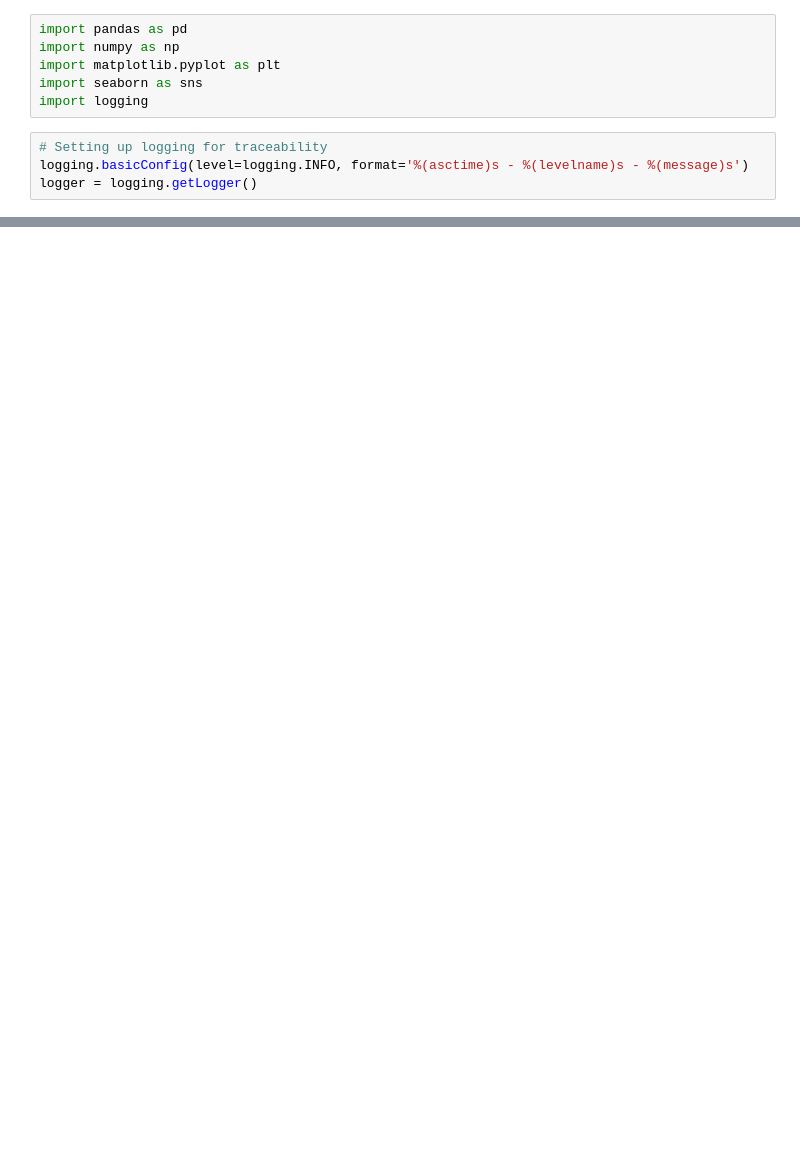
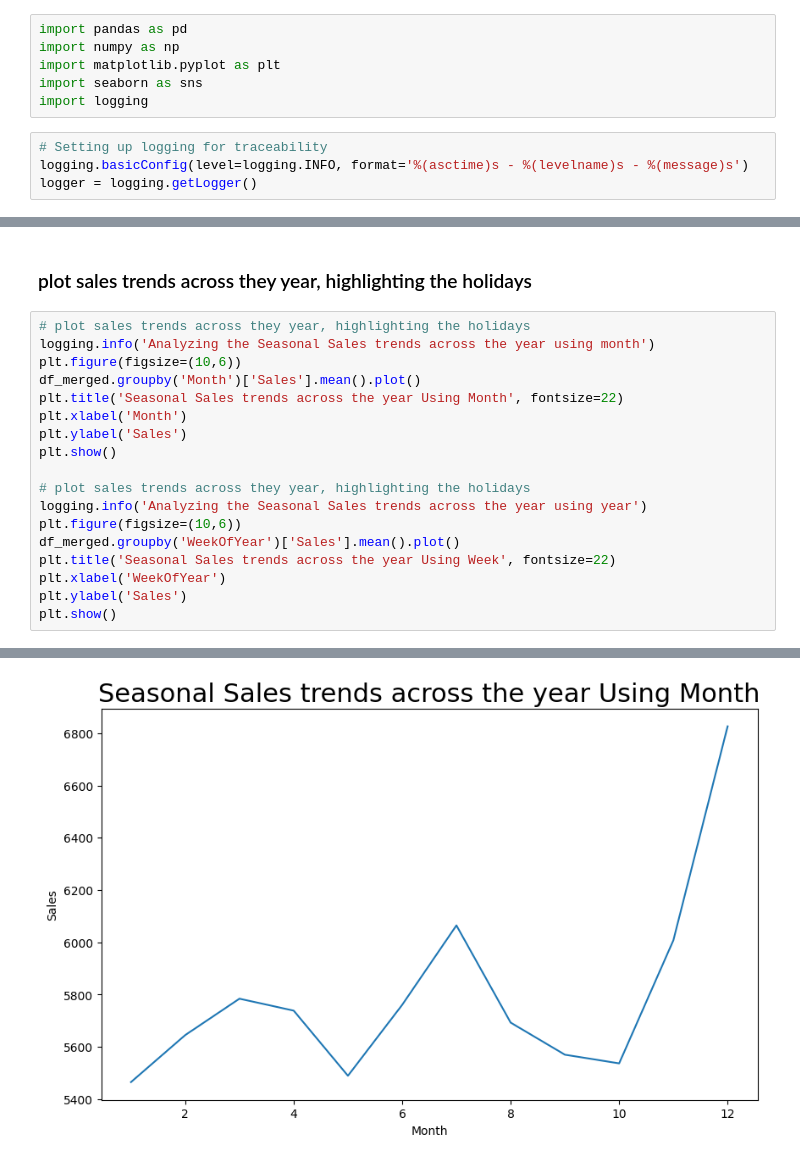
Before and after one commit to abrhame/Rossmann-Pharmaceuticals, a Jupyter notebook: notebooks/task1.ipynb, the cells around one changed output, grey strips where cells are left out. Drawn from its saved outputs; the diff is of its cells as text; blank space fills up the shorter version.

```diff
--- a/notebooks/task1.ipynb
+++ b/notebooks/task1.ipynb
@@ -73,0 +219,21 @@ logger.info(f"merged dataset shape: {df_merged.shape}")
+# %% [markdown]
+### plot sales trends across they year, highlighting the holidays
+# %%
+# plot sales trends across they year, highlighting the holidays
+logging.info('Analyzing the Seasonal Sales trends across the year using month')
+plt.figure(figsize=(10,6))
+df_merged.groupby('Month')['Sales'].mean().plot()
+plt.title('Seasonal Sales trends across the year Using Month', fontsize=22)
+plt.xlabel('Month')
+plt.ylabel('Sales')
+plt.show()
+
+# plot sales trends across they year, highlighting the holidays
+logging.info('Analyzing the Seasonal Sales trends across the year using year')
+plt.figure(figsize=(10,6))
+df_merged.groupby('WeekOfYear')['Sales'].mean().plot()
+plt.title('Seasonal Sales trends across the year Using Week', fontsize=22)
+plt.xlabel('WeekOfYear')
+plt.ylabel('Sales')
+plt.show()
+# %% [output]
@@ -73,0 +241 @@ logger.info(f"merged dataset shape: {df_merged.shape}")
+[figure, added]
```
Also changed, not shown: parts of 27 cells of this notebook.
